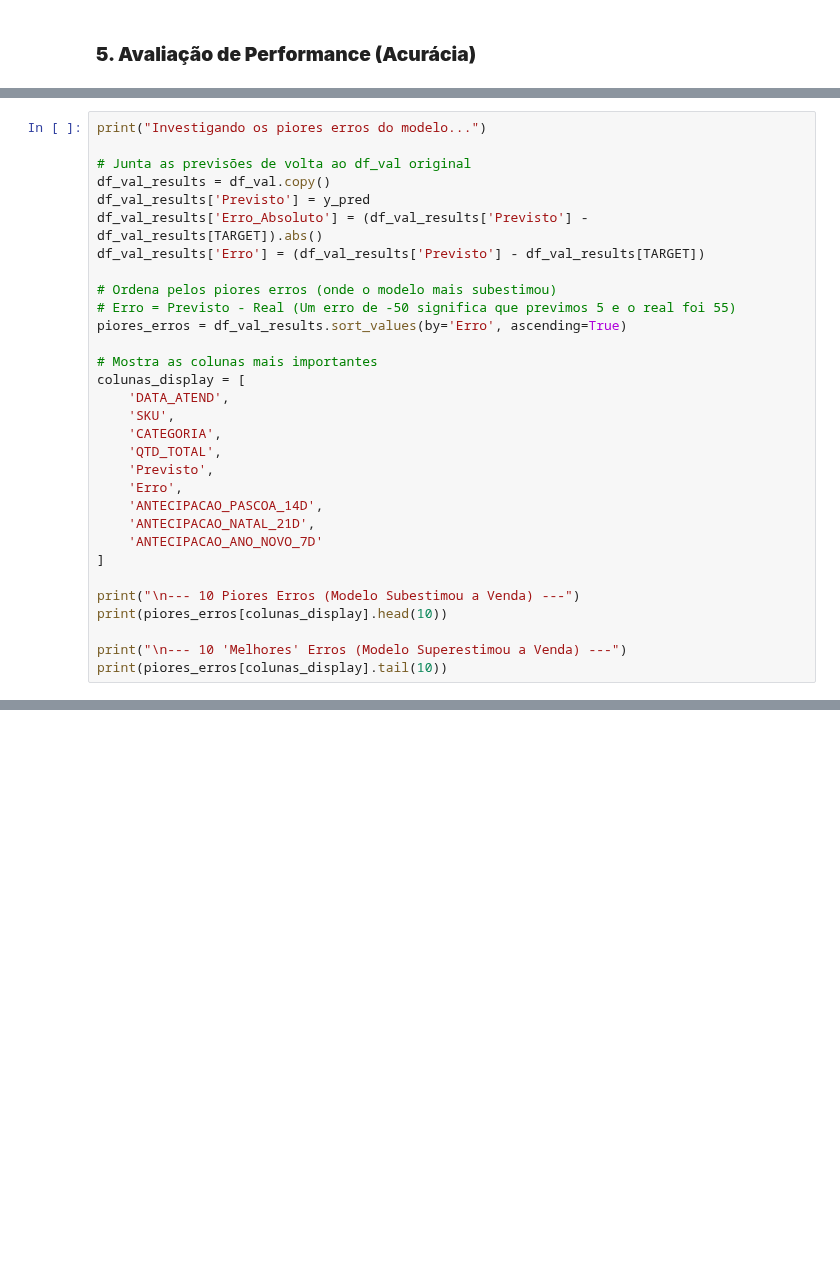
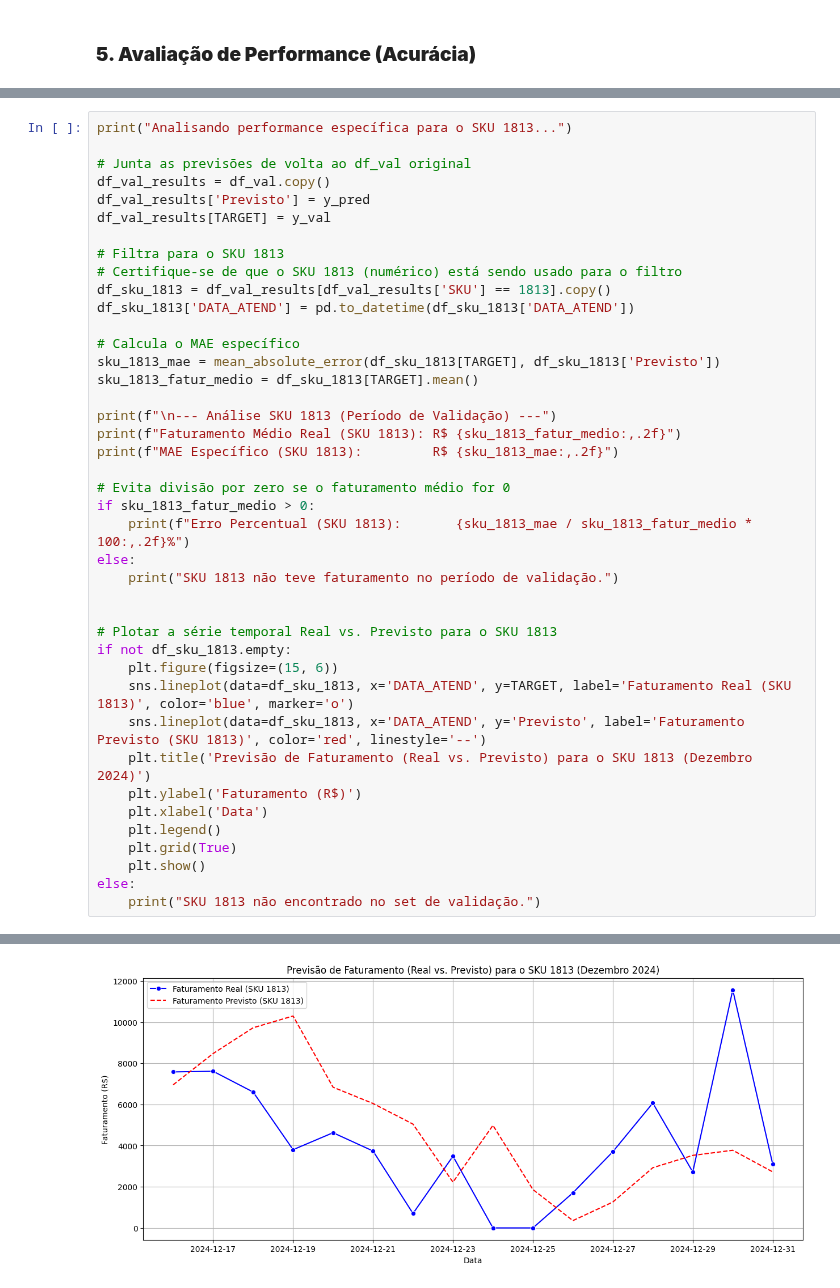
Before and after one commit to felipefsleal/Grupo6-ProjetoFinal, a Jupyter notebook: notebooks/03_modeling.ipynb, the cells around one changed output, grey strips where cells are left out. Drawn from its saved outputs; the diff is of its cells as text; blank space fills up the shorter version.

```diff
--- a/notebooks/03_modeling.ipynb
+++ b/notebooks/03_modeling.ipynb
@@ -301,32 +259,42 @@ Visão Geral: Como o RMSE nos disse que há erros grandes, vamos encontrá-los.
 # %%
-print("Investigando os piores erros do modelo...")
+print("Analisando performance específica para o SKU 1813...")
 
 # Junta as previsões de volta ao df_val original
 df_val_results = df_val.copy()
 df_val_results['Previsto'] = y_pred
-df_val_results['Erro_Absoluto'] = (df_val_results['Previsto'] - df_val_results[TARGET]).abs()
-df_val_results['Erro'] = (df_val_results['Previsto'] - df_val_results[TARGET])
+df_val_results[TARGET] = y_val
 
-# Ordena pelos piores erros (onde o modelo mais subestimou)
-# Erro = Previsto - Real (Um erro de -50 significa que previmos 5 e o real foi 55)
-piores_erros = df_val_results.sort_values(by='Erro', ascending=True)
+# Filtra para o SKU 1813
+# Certifique-se de que o SKU 1813 (numérico) está sendo usado para o filtro
+df_sku_1813 = df_val_results[df_val_results['SKU'] == 1813].copy()
+df_sku_1813['DATA_ATEND'] = pd.to_datetime(df_sku_1813['DATA_ATEND'])
 
-# Mostra as colunas mais importantes
-colunas_display = [
-    'DATA_ATEND',
-    'SKU',
-    'CATEGORIA',
-    'QTD_TOTAL',
-    'Previsto',
-    'Erro',
-    'ANTECIPACAO_PASCOA_14D',
-    'ANTECIPACAO_NATAL_21D',
-    'ANTECIPACAO_ANO_NOVO_7D'
-]
+# Calcula o MAE específico
+sku_1813_mae = mean_absolute_error(df_sku_1813[TARGET], df_sku_1813['Previsto'])
+sku_1813_fatur_medio = df_sku_1813[TARGET].mean()
 
-print("\n--- 10 Piores Erros (Modelo Subestimou a Venda) ---")
-print(piores_erros[colunas_display].head(10))
+print(f"\n--- Análise SKU 1813 (Período de Validação) ---")
+print(f"Faturamento Médio Real (SKU 1813): R$ {sku_1813_fatur_medio:,.2f}")
+print(f"MAE Específico (SKU 1813):         R$ {sku_1813_mae:,.2f}")
 
-print("\n--- 10 'Melhores' Erros (Modelo Superestimou a Venda) ---")
-print(piores_erros[colunas_display].tail(10))
+# Evita divisão por zero se o faturamento médio for 0
+if sku_1813_fatur_medio > 0:
+    print(f"Erro Percentual (SKU 1813):       {sku_1813_mae / sku_1813_fatur_medio * 100:,.2f}%")
+else:
+    print("SKU 1813 não teve faturamento no período de validação.")
+
+
+# Plotar a série temporal Real vs. Previsto para o SKU 1813
+if not df_sku_1813.empty:
+    plt.figure(figsize=(15, 6))
+    sns.lineplot(data=df_sku_1813, x='DATA_ATEND', y=TARGET, label='Faturamento Real (SKU 1813)', color='blue', marker='o')
+    sns.lineplot(data=df_sku_1813, x='DATA_ATEND', y='Previsto', label='Faturamento Previsto (SKU 1813)', color='red', linestyle='--')
+    plt.title('Previsão de Faturamento (Real vs. Previsto) para o SKU 1813 (Dezembro 2024)')
+    plt.ylabel('Faturamento (R$)')
+    plt.xlabel('Data')
+    plt.legend()
+    plt.grid(True)
+    plt.show()
+else:
+    print("SKU 1813 não encontrado no set de validação.")
 # %% [output]
@@ -349,0 +307 @@ Investigando os piores erros do modelo...
+[figure, added]
```
Also changed, not shown: parts of 18 cells of this notebook, 2 other files.
